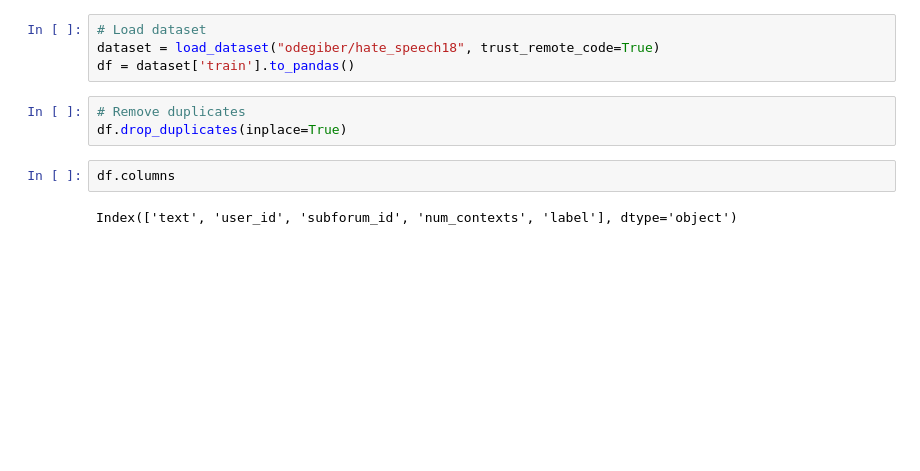
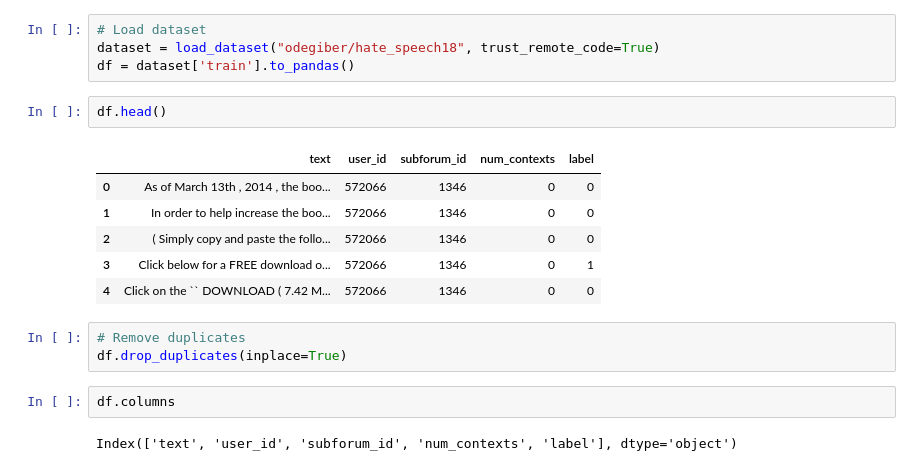
Before and after one commit to santosh3110/Hate-Speech-Classification, a Jupyter notebook: research/experiment.ipynb, the cells around one changed output. Drawn from its saved outputs; the diff is of its cells as text; blank space fills up the shorter version.

```diff
--- a/research/experiment.ipynb
+++ b/research/experiment.ipynb
@@ -36,6 +36,15 @@ W0000 00:00:1745310178.408657     456 computation_placer.cc:177] computation pla
 # Load dataset
 dataset = load_dataset("odegiber/hate_speech18", trust_remote_code=True)
 df = dataset['train'].to_pandas()
+# %%
+df.head()
+# %% [output]
+|  | text | user_id | subforum_id | num_contexts | label |
+| 0 | As of March 13th , 2014 , the boo... | 572066 | 1346 | 0 | 0 |
+| 1 | In order to help increase the boo... | 572066 | 1346 | 0 | 0 |
+| 2 | ( Simply copy and paste the follo... | 572066 | 1346 | 0 | 0 |
+| 3 | Click below for a FREE download o... | 572066 | 1346 | 0 | 1 |
+| 4 | Click on the `` DOWNLOAD ( 7.42 M... | 572066 | 1346 | 0 | 0 |
 # %%
 # Remove duplicates
 df.drop_duplicates(inplace=True)
```
Also changed, not shown: parts of 1 cell of this notebook, 15 other files.
